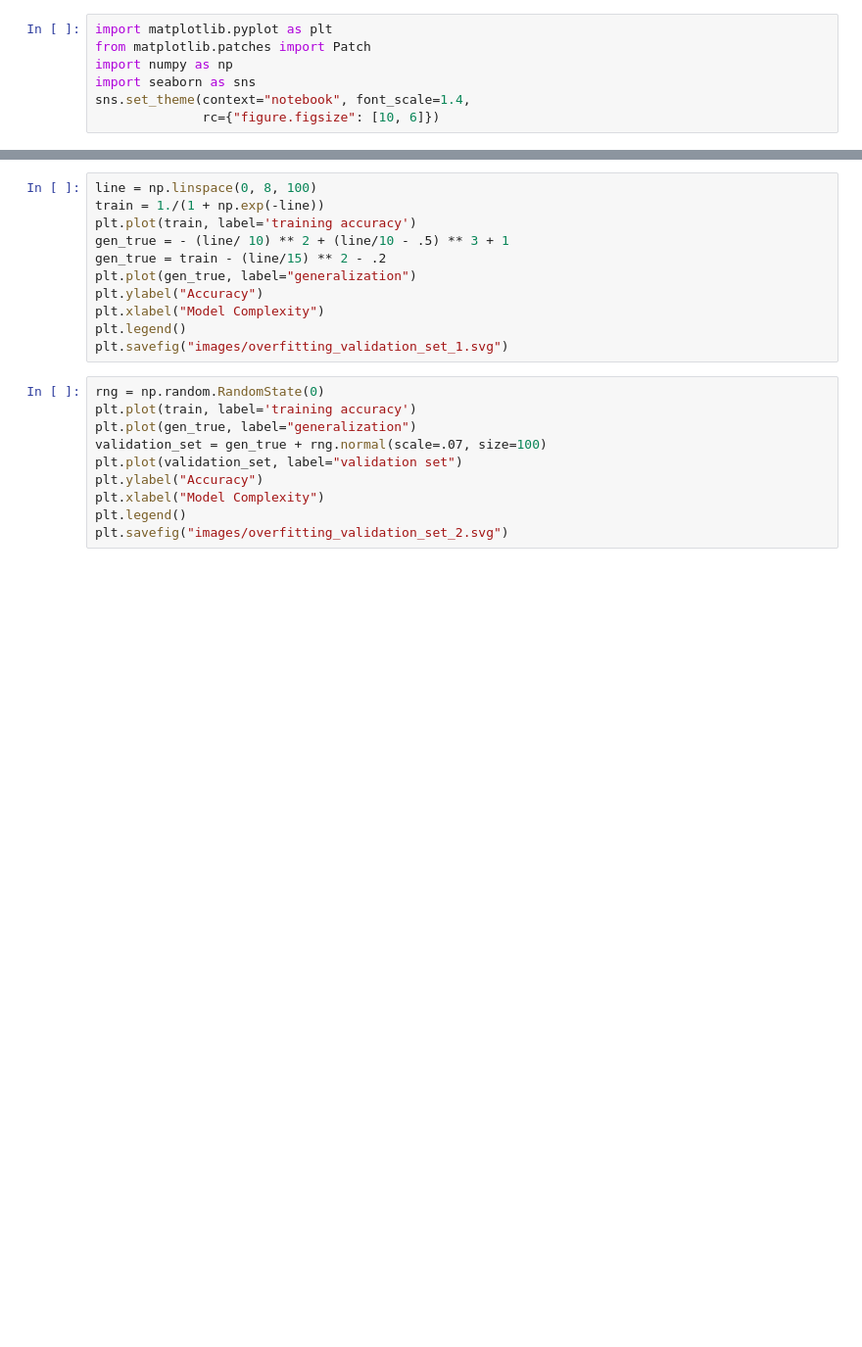
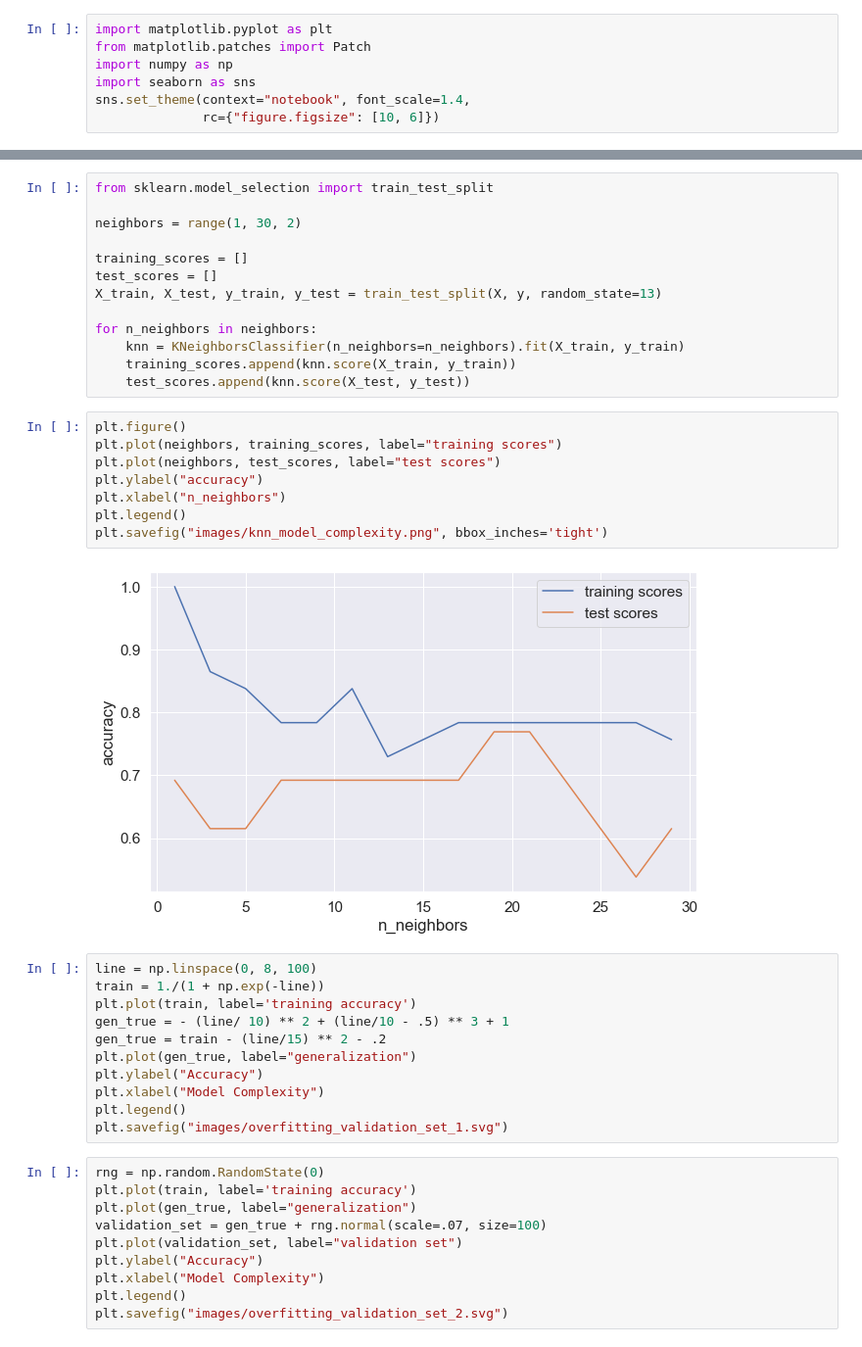
Before and after one commit to thomasjpfan/ml-workshop-intermediate-1-of-2, a Jupyter notebook: notebooks/slide-images.ipynb, the cells around one changed output, grey strips where cells are left out. Shown at 98% size. Cells and saved outputs as stored; diff of their text form; blank space fills up the shorter version.

```diff
--- a/notebooks/slide-images.ipynb
+++ b/notebooks/slide-images.ipynb
@@ -8,3 +47,26 @@ sns.set_theme(context="notebook", font_scale=1.4,
+# %%
+from sklearn.model_selection import train_test_split
+
+neighbors = range(1, 30, 2)
+
+training_scores = []
+test_scores = []
+X_train, X_test, y_train, y_test = train_test_split(X, y, random_state=13)
+
+for n_neighbors in neighbors:
+    knn = KNeighborsClassifier(n_neighbors=n_neighbors).fit(X_train, y_train)
+    training_scores.append(knn.score(X_train, y_train))
+    test_scores.append(knn.score(X_test, y_test))
+# %%
+plt.figure()
+plt.plot(neighbors, training_scores, label="training scores")
+plt.plot(neighbors, test_scores, label="test scores")
+plt.ylabel("accuracy")
+plt.xlabel("n_neighbors")
+plt.legend()
+plt.savefig("images/knn_model_complexity.png", bbox_inches='tight')
+# %% [output]
+[figure, added]
 # %%
 line = np.linspace(0, 8, 100)
 train = 1./(1 + np.exp(-line))
```
Also changed, not shown: parts of 2 cells of this notebook, 11 other files.
